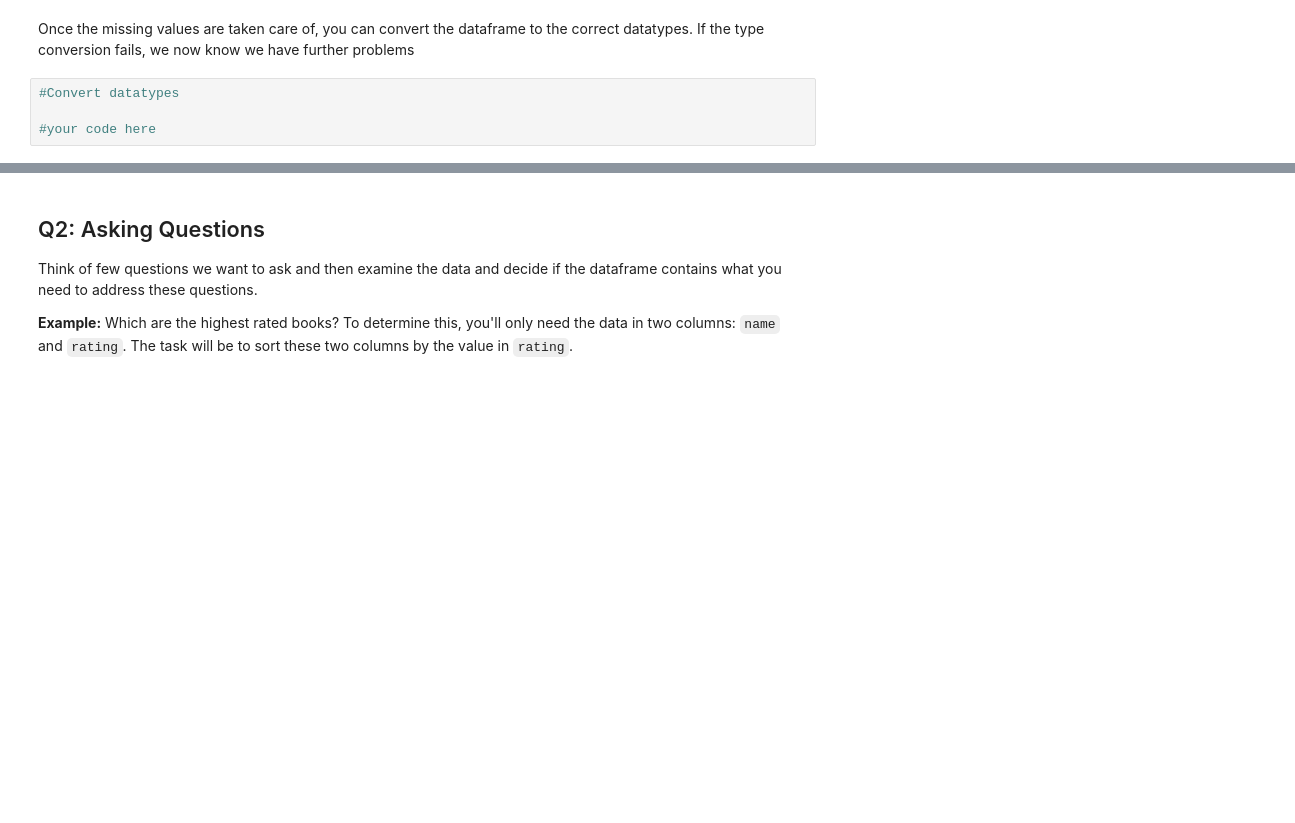
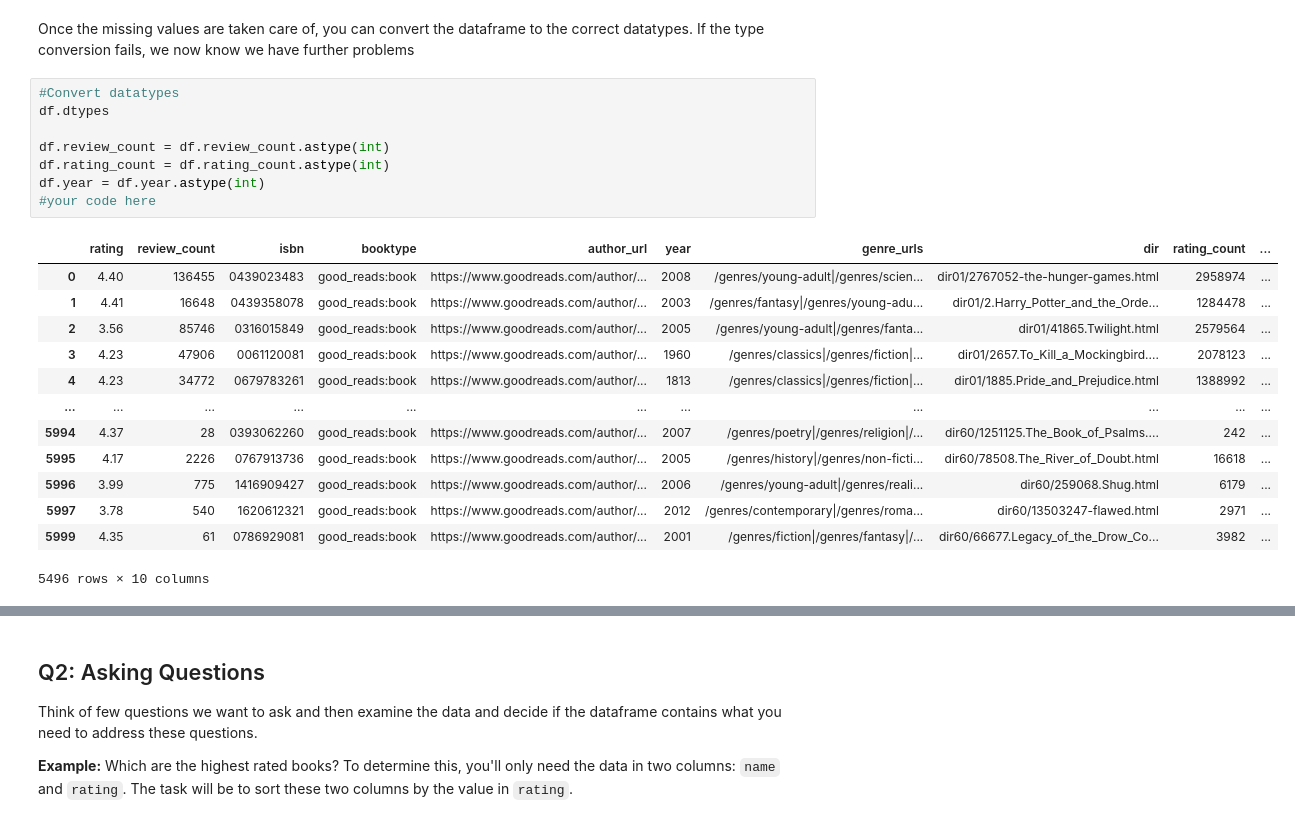
Before and after one commit to pramendra/univ_lab2, a Jupyter notebook: distribute_Lab2_EDA.ipynb, the cells around one changed output, grey strips where cells are left out. Cells and saved outputs as stored; diff of their text form; blank space fills up the shorter version.

```diff
--- a/distribute_Lab2_EDA.ipynb
+++ b/distribute_Lab2_EDA.ipynb
@@ -111,6 +172,24 @@ How should we interpret 'missing' or 'invalid' values in the data? One approach
 # %% [markdown]
 Once the missing values are taken care of, you can convert the dataframe to the correct datatypes. If the type conversion fails, we now know we have further problems
-# %%
-#Convert datatypes
-
-#your code here
+# %%
+#Convert datatypes
+df.dtypes
+
+df.review_count = df.review_count.astype(int)
+df.rating_count = df.rating_count.astype(int)
+df.year = df.year.astype(int)
+#your code here
+# %% [output]
+|  | rating | review_count | isbn | booktype | author_url | year | genre_urls | dir | rating_count | ... |
+| 0 | 4.40 | 136455 | 0439023483 | good_reads:book | https://www.goodreads.com/author/... | 2008 | /genres/young-adult|/genres/scien... | dir01/2767052-the-hunger-games.html | 2958974 | ... |
+| 1 | 4.41 | 16648 | 0439358078 | good_reads:book | https://www.goodreads.com/author/... | 2003 | /genres/fantasy|/genres/young-adu... | dir01/2.Harry_Potter_and_the_Orde... | 1284478 | ... |
+| 2 | 3.56 | 85746 | 0316015849 | good_reads:book | https://www.goodreads.com/author/... | 2005 | /genres/young-adult|/genres/fanta... | dir01/41865.Twilight.html | 2579564 | ... |
+| 3 | 4.23 | 47906 | 0061120081 | good_reads:book | https://www.goodreads.com/author/... | 1960 | /genres/classics|/genres/fiction|... | dir01/2657.To_Kill_a_Mockingbird.... | 2078123 | ... |
+| 4 | 4.23 | 34772 | 0679783261 | good_reads:book | https://www.goodreads.com/author/... | 1813 | /genres/classics|/genres/fiction|... | dir01/1885.Pride_and_Prejudice.html | 1388992 | ... |
+| ... | ... | ... | ... | ... | ... | ... | ... | ... | ... | ... |
+| 5994 | 4.37 | 28 | 0393062260 | good_reads:book | https://www.goodreads.com/author/... | 2007 | /genres/poetry|/genres/religion|/... | dir60/1251125.The_Book_of_Psalms.... | 242 | ... |
+| 5995 | 4.17 | 2226 | 0767913736 | good_reads:book | https://www.goodreads.com/author/... | 2005 | /genres/history|/genres/non-ficti... | dir60/78508.The_River_of_Doubt.html | 16618 | ... |
+| 5996 | 3.99 | 775 | 1416909427 | good_reads:book | https://www.goodreads.com/author/... | 2006 | /genres/young-adult|/genres/reali... | dir60/259068.Shug.html | 6179 | ... |
+| 5997 | 3.78 | 540 | 1620612321 | good_reads:book | https://www.goodreads.com/author/... | 2012 | /genres/contemporary|/genres/roma... | dir60/13503247-flawed.html | 2971 | ... |
+| 5999 | 4.35 | 61 | 0786929081 | good_reads:book | https://www.goodreads.com/author/... | 2001 | /genres/fiction|/genres/fantasy|/... | dir60/66677.Legacy_of_the_Drow_Co... | 3982 | ... |
+5496 rows × 10 columns
```
Also changed, not shown: parts of 9 cells of this notebook.
